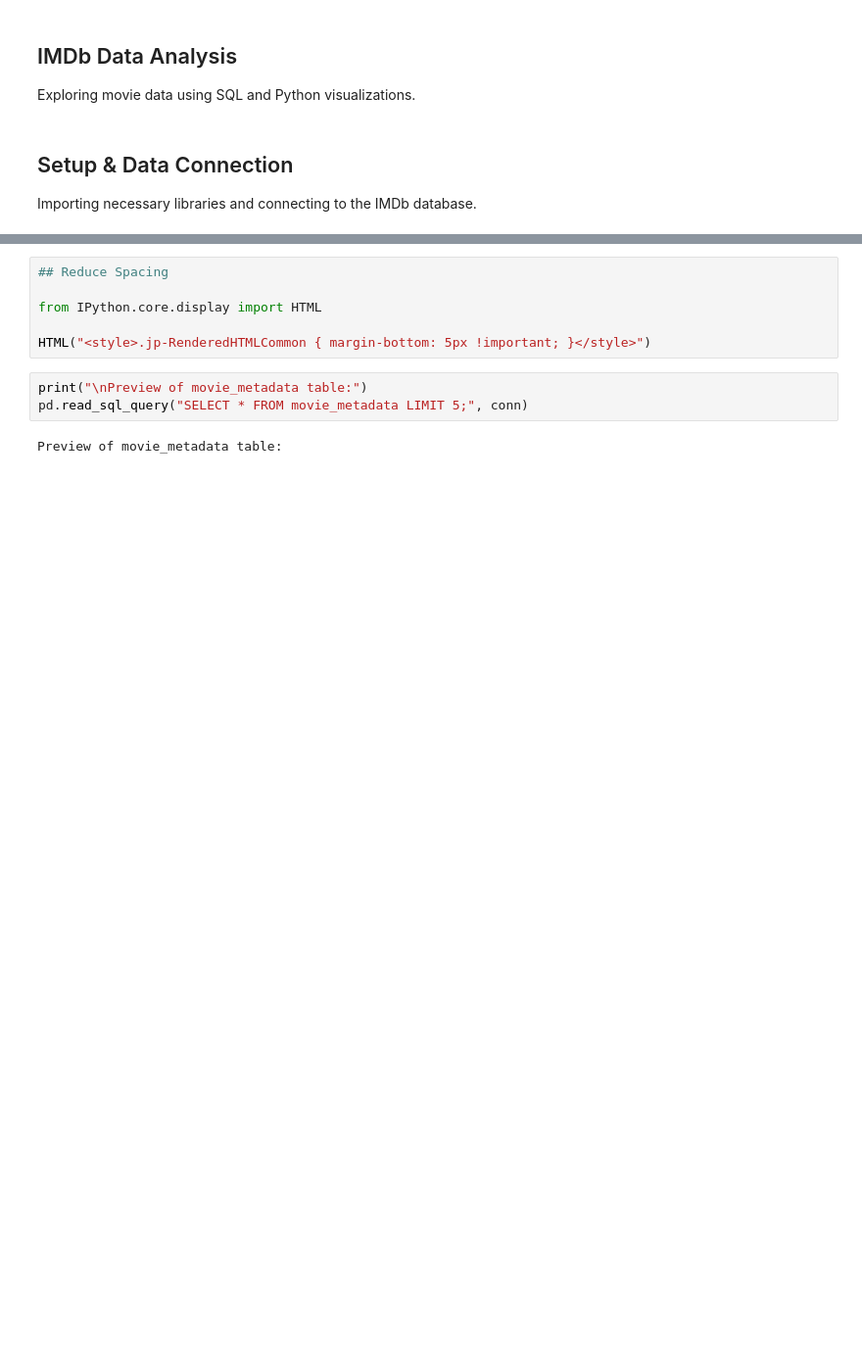
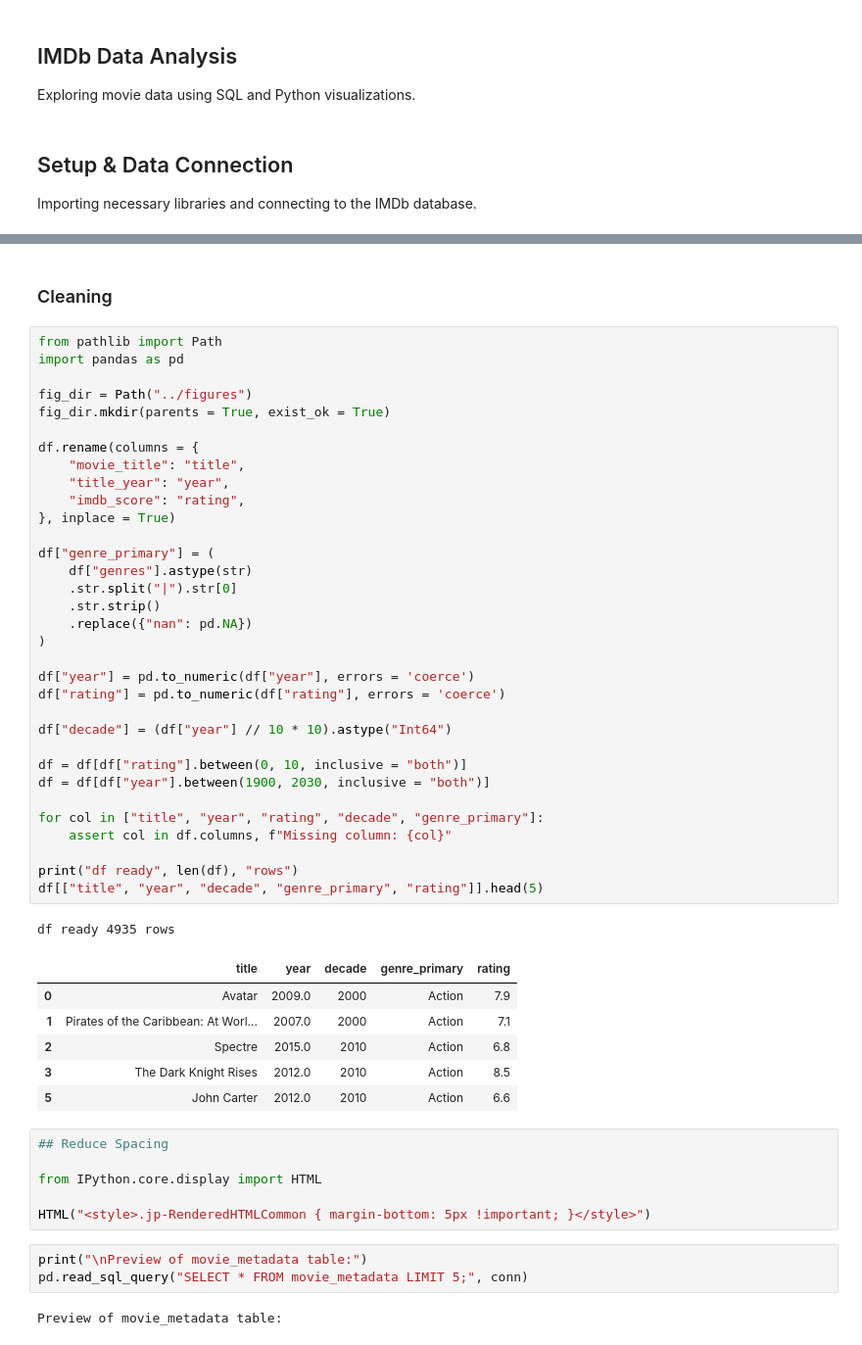
Before and after one commit to HCBrooks-lab/Movie-Project, a Jupyter notebook: Movie_Analysis.ipynb, the cells around one changed output, grey strips where cells are left out. Shown at 98% size. Cells and saved outputs as stored; diff of their text form; blank space fills up the shorter version.

```diff
--- a/Movie_Analysis.ipynb
+++ b/Movie_Analysis.ipynb
@@ -21,3 +38,46 @@ Available tables:
+# %% [markdown]
+### Cleaning
+# %%
+from pathlib import Path
+import pandas as pd
+
+fig_dir = Path("../figures")
+fig_dir.mkdir(parents = True, exist_ok = True)
+
+df.rename(columns = {
+    "movie_title": "title",
+    "title_year": "year",
+    "imdb_score": "rating",
+}, inplace = True)
+
+df["genre_primary"] = (
+    df["genres"].astype(str)
+    .str.split("|").str[0]
+    .str.strip()
+    .replace({"nan": pd.NA})
+)
+
+df["year"] = pd.to_numeric(df["year"], errors = 'coerce')
+df["rating"] = pd.to_numeric(df["rating"], errors = 'coerce')
+
+df["decade"] = (df["year"] // 10 * 10).astype("Int64")
+
+df = df[df["rating"].between(0, 10, inclusive = "both")]
+df = df[df["year"].between(1900, 2030, inclusive = "both")]
+
+for col in ["title", "year", "rating", "decade", "genre_primary"]:
+    assert col in df.columns, f"Missing column: {col}"
+
+print("df ready", len(df), "rows")
+df[["title", "year", "decade", "genre_primary", "rating"]].head(5)
+# %% [output]
+df ready 4935 rows
+|  | title | year | decade | genre_primary | rating |
+| 0 | Avatar | 2009.0 | 2000 | Action | 7.9 |
+| 1 | Pirates of the Caribbean: At Worl... | 2007.0 | 2000 | Action | 7.1 |
+| 2 | Spectre | 2015.0 | 2010 | Action | 6.8 |
+| 3 | The Dark Knight Rises | 2012.0 | 2010 | Action | 8.5 |
+| 5 | John Carter | 2012.0 | 2010 | Action | 6.6 |
 # %%
 ## Reduce Spacing
 
```
Also changed, not shown: parts of 12 cells of this notebook.
